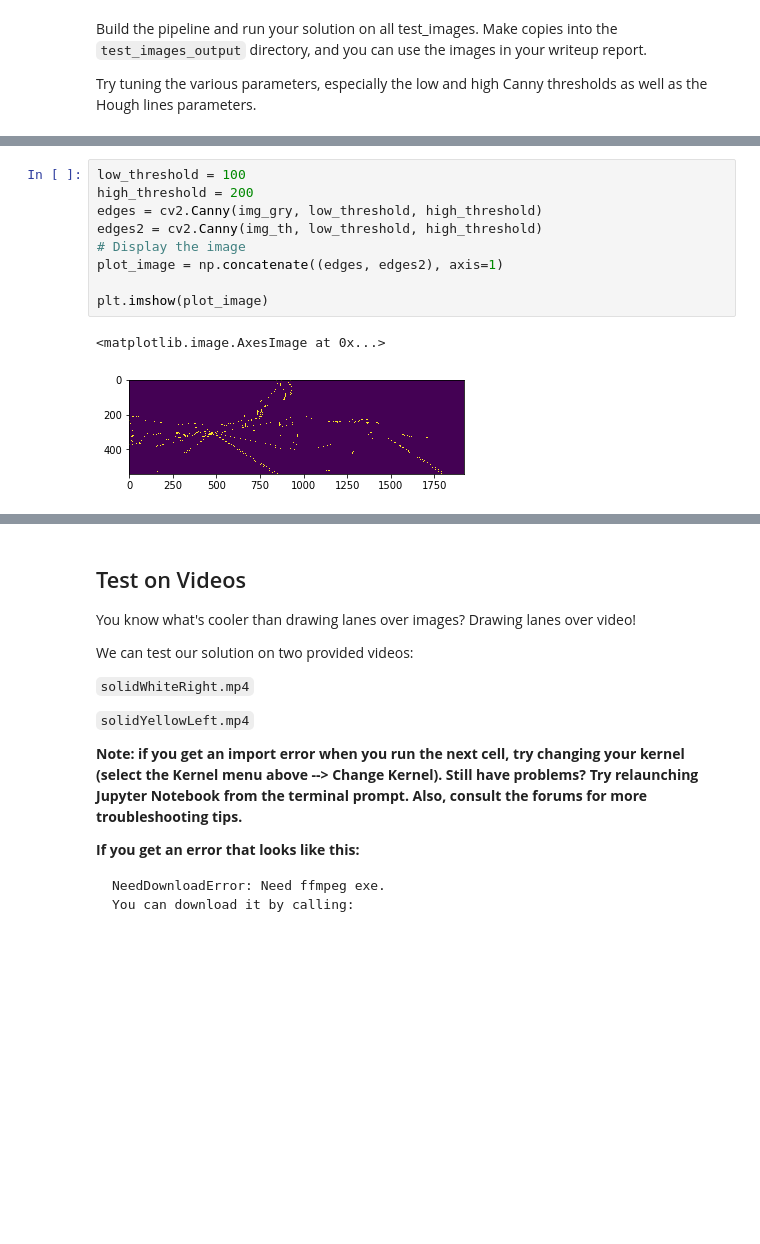
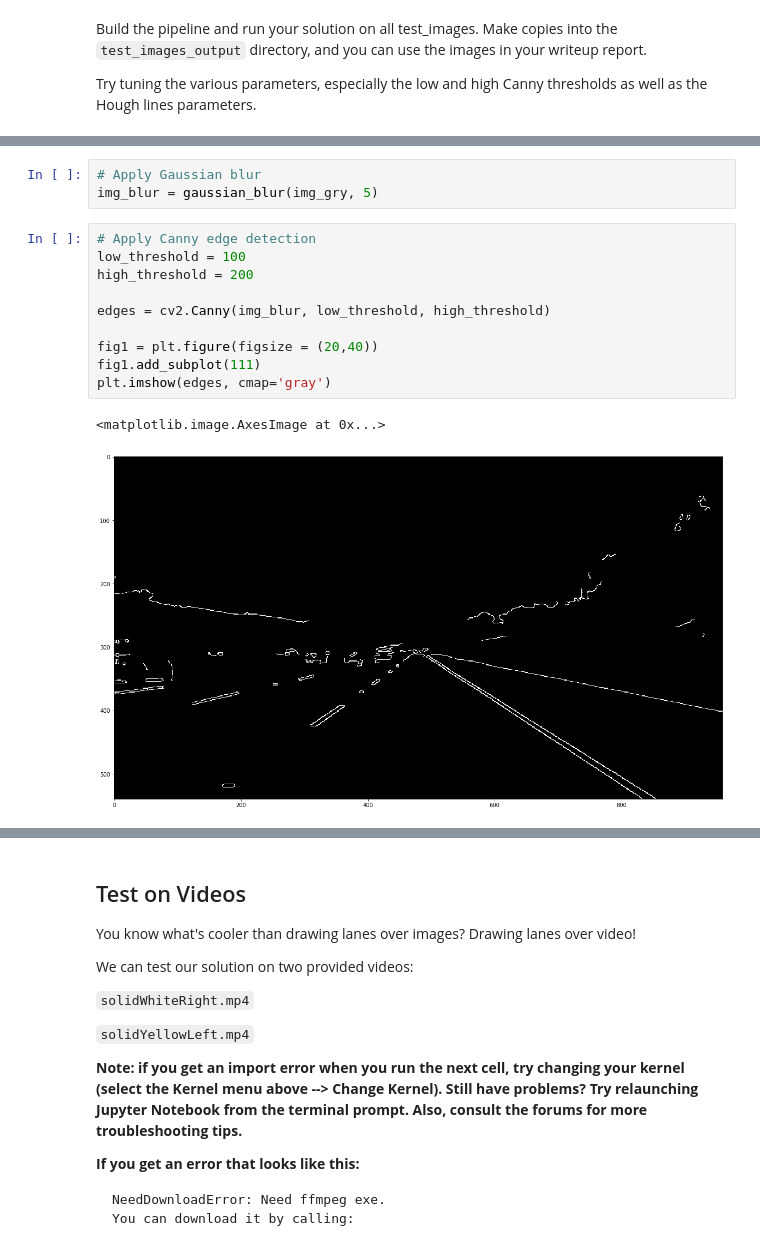
Before and after one commit to ghiberti/CarND-LaneLines-P1, a Jupyter notebook: P1.ipynb, the cells around one changed output, grey strips where cells are left out. Saved outputs shown, nothing was run; the diff lists cells and outputs as text; blank space fills up the shorter version.

```diff
--- a/P1.ipynb
+++ b/P1.ipynb
@@ -211,12 +206,16 @@ plt.imshow(img_th, cmap='gray')
-# %%
-low_threshold = 100
-high_threshold = 200
-edges = cv2.Canny(img_gry, low_threshold, high_threshold)
-edges2 = cv2.Canny(img_th, low_threshold, high_threshold)
-# Display the image
-plot_image = np.concatenate((edges, edges2), axis=1)
-
-plt.imshow(plot_image)
-# %% [output]
-<matplotlib.image.AxesImage at 0x...>
-[figure, removed]
+# %%
+# Apply Gaussian blur
+img_blur = gaussian_blur(img_gry, 5)
+# %%
+# Apply Canny edge detection
+low_threshold = 100
+high_threshold = 200
+
+edges = cv2.Canny(img_blur, low_threshold, high_threshold)
+
+fig1 = plt.figure(figsize = (20,40))
+fig1.add_subplot(111)
+plt.imshow(edges, cmap='gray')
+# %% [output]
+<matplotlib.image.AxesImage at 0x...>
+[figure, added]
```
Also changed, not shown: parts of 6 cells of this notebook.
